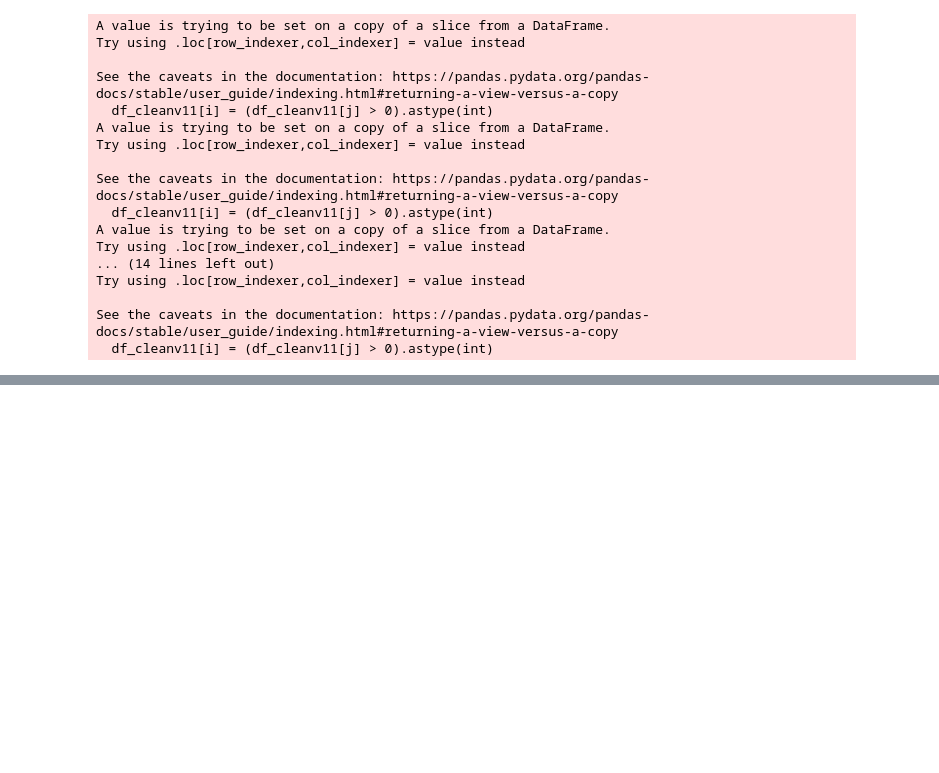
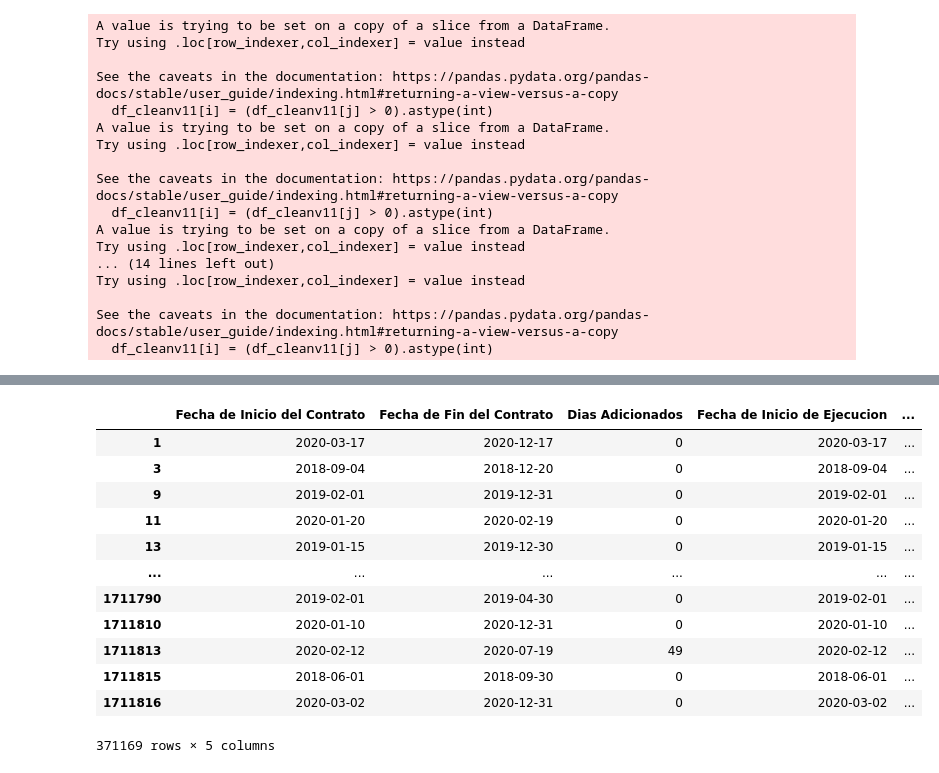
Before and after one commit to lumariaap15/secop-ds4a, a Jupyter notebook: data_cleaning.ipynb, the cells around one changed output, grey strips where cells are left out. Drawn from its saved outputs; the diff is of its cells as text; code cells hidden in the pictures; blank space fills up the shorter version.

```diff
--- a/data_cleaning.ipynb
+++ b/data_cleaning.ipynb
@@ -179,0 +276,2 @@ msn.bar(df_cleanv10.sample(300000))
+# %%
+df_cleanv14 = df_cleanv12[(df_cleanv12["Fecha de Inicio de Ejecucion"].isna() == False) | (df_cleanv12["Fecha de Fin de Ejecucion"].isna() == False)]
@@ -179,0 +286,16 @@ msn.bar(df_cleanv10.sample(300000))
+# %%
+df_cleanv14[cols]
+# %% [output]
+|  | Fecha de Inicio del Contrato | Fecha de Fin del Contrato | Dias Adicionados | Fecha de Inicio de Ejecucion | ... |
+| 1 | 2020-03-17 | 2020-12-17 | 0 | 2020-03-17 | ... |
+| 3 | 2018-09-04 | 2018-12-20 | 0 | 2018-09-04 | ... |
+| 9 | 2019-02-01 | 2019-12-31 | 0 | 2019-02-01 | ... |
+| 11 | 2020-01-20 | 2020-02-19 | 0 | 2020-01-20 | ... |
+| 13 | 2019-01-15 | 2019-12-30 | 0 | 2019-01-15 | ... |
+| ... | ... | ... | ... | ... | ... |
+| 1711790 | 2019-02-01 | 2019-04-30 | 0 | 2019-02-01 | ... |
+| 1711810 | 2020-01-10 | 2020-12-31 | 0 | 2020-01-10 | ... |
+| 1711813 | 2020-02-12 | 2020-07-19 | 49 | 2020-02-12 | ... |
+| 1711815 | 2018-06-01 | 2018-09-30 | 0 | 2018-06-01 | ... |
+| 1711816 | 2020-03-02 | 2020-12-31 | 0 | 2020-03-02 | ... |
+371169 rows × 5 columns
```
Also changed, not shown: parts of 43 cells of this notebook.
